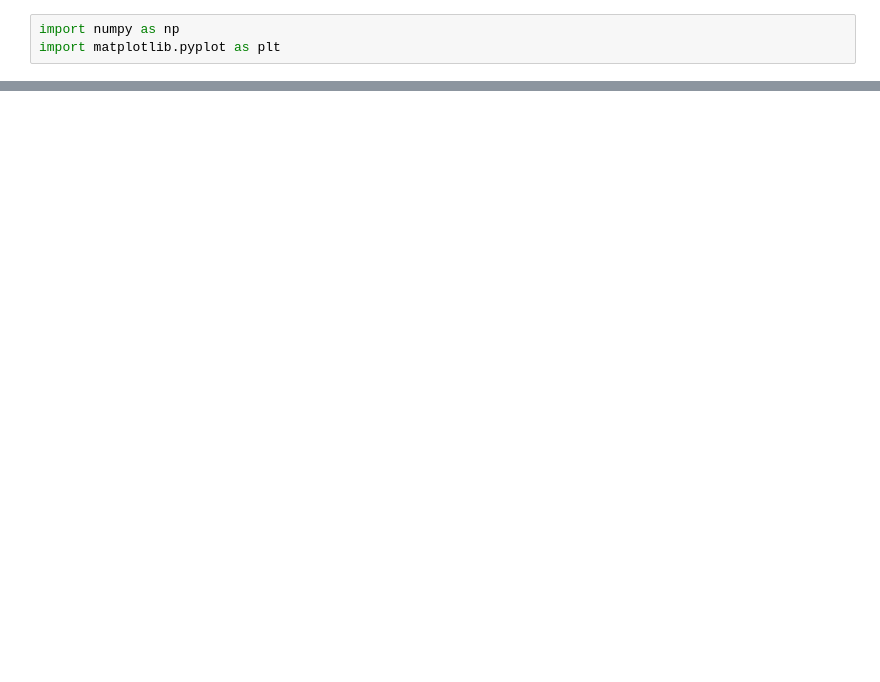
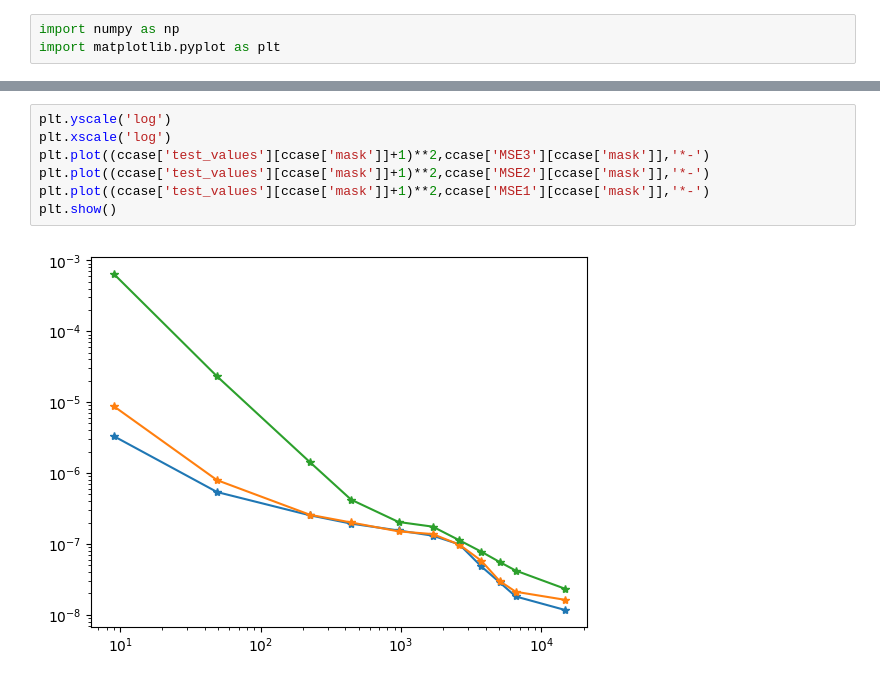
Before and after one commit to csgellert/NeuralIGA, a Jupyter notebook: Neural iga/visualize_results.ipynb, the cells around one changed output, grey strips where cells are left out. Saved outputs shown, nothing was run; the diff lists cells and outputs as text; blank space fills up the shorter version.

```diff
--- a/Neural iga/visualize_results.ipynb
+++ b/Neural iga/visualize_results.ipynb
@@ -77,0 +124,9 @@ plt.show()
+# %%
+plt.yscale('log')
+plt.xscale('log')
+plt.plot((ccase['test_values'][ccase['mask']]+1)**2,ccase['MSE3'][ccase['mask']],'*-')
+plt.plot((ccase['test_values'][ccase['mask']]+1)**2,ccase['MSE2'][ccase['mask']],'*-')
+plt.plot((ccase['test_values'][ccase['mask']]+1)**2,ccase['MSE1'][ccase['mask']],'*-')
+plt.show()
+# %% [output]
+[figure, added]
```
Also changed, not shown: parts of 19 cells of this notebook.
